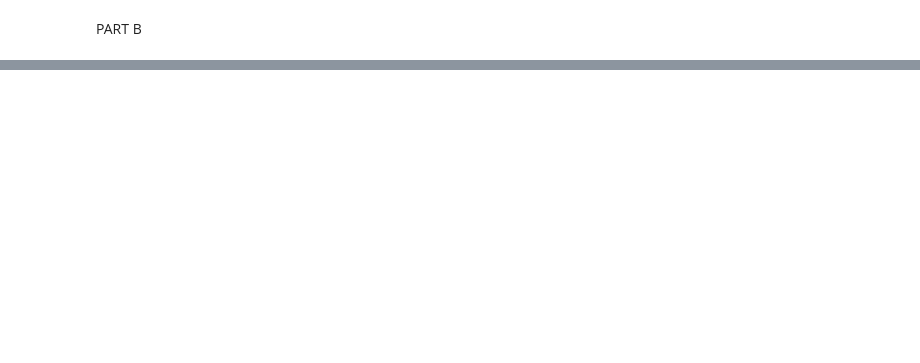
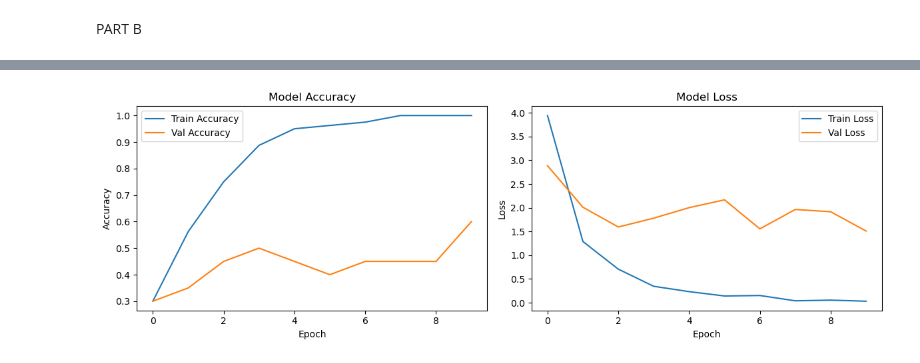
Before and after one commit to Aishusrinath/AML-Assignment-2, a Jupyter notebook: jupyter_code.ipynb, the cells around one changed output, grey strips where cells are left out. Drawn from its saved outputs; the diff is of its cells as text; code cells hidden in the pictures; blank space fills up the shorter version.

```diff
--- a/jupyter_code.ipynb
+++ b/jupyter_code.ipynb
@@ -5,6 +31,7 @@ from PIL import Image
 import os
 
 dataset_path = "datasets"
+output_path = "datasets_resized"   # NEW folder — originals stay untouched
 target_size = (224, 224)
 
 for root, dirs, files in os.walk(dataset_path):
@@ -12,10 +39,19 @@ for root, dirs, files in os.walk(dataset_path):
         if file.lower().endswith((".jpg", ".jpeg", ".png")):
             file_path = os.path.join(root, file)
             try:
+                # Build the mirrored output path
+                relative_path = os.path.relpath(file_path, dataset_path)
+                save_path = os.path.join(output_path, relative_path)
+
+                # Create subfolders if they don't exist
+                os.makedirs(os.path.dirname(save_path), exist_ok=True)
+
+                # Resize and save to NEW folder
                 img = Image.open(file_path).convert("RGB")
                 img = img.resize(target_size)
-                img.save(file_path)
-                print(f"Resized: {file_path}")
+                img.save(save_path)
+                print(f"Resized: {save_path}")
+
             except Exception as e:
                 print(f"Error processing {file_path}: {e}")
 # %% [output]
@@ -104 +154,8 @@ Model: "sequential"
  Non-trainable params: 14,714,688 (56.13 MB)
+# %%
+# PART C - Train the Model
+history = new_model.fit(
+    train_data,
+    epochs=10,
+    validation_data=val_data
+)
@@ -104,0 +183,25 @@ Model: "sequential"
+# %%
+import matplotlib.pyplot as plt
+
+plt.figure(figsize=(12, 4))
+
+plt.subplot(1, 2, 1)
+plt.plot(history.history['accuracy'], label='Train Accuracy')
+plt.plot(history.history['val_accuracy'], label='Val Accuracy')
+plt.title('Model Accuracy')
+plt.xlabel('Epoch')
+plt.ylabel('Accuracy')
+plt.legend()
+
+plt.subplot(1, 2, 2)
+plt.plot(history.history['loss'], label='Train Loss')
+plt.plot(history.history['val_loss'], label='Val Loss')
+plt.title('Model Loss')
+plt.xlabel('Epoch')
+plt.ylabel('Loss')
+plt.legend()
+
+plt.tight_layout()
+plt.show()
+# %% [output]
+[figure, added]
```
Also changed, not shown: parts of 16 cells of this notebook.
